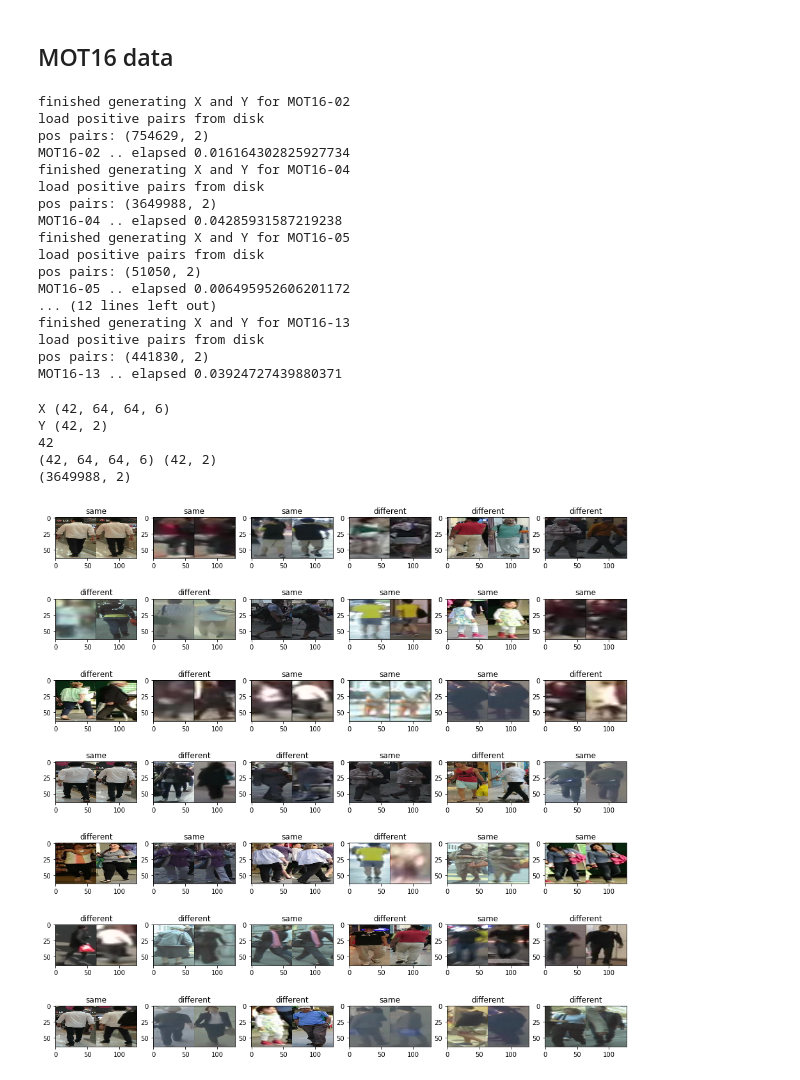
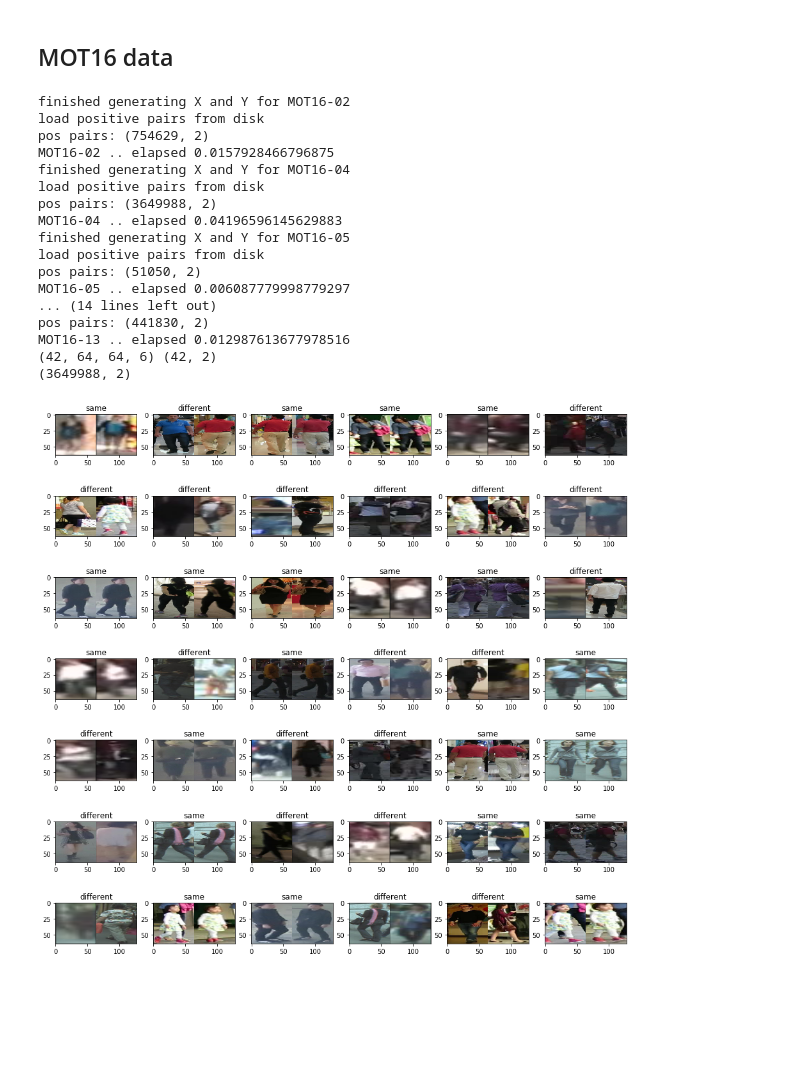
Before and after one commit to jutanke/cabbage, a Jupyter notebook: prototyping/Test_Data_Sampling.ipynb, the cells around one changed output. Drawn from its saved outputs; the diff is of its cells as text; code cells hidden in the pictures; blank space fills up the shorter version.

```diff
--- a/prototyping/Test_Data_Sampling.ipynb
+++ b/prototyping/Test_Data_Sampling.ipynb
@@ -81,52 +81,47 @@ load memmap /home/data/DukeMTMC-reID/bounding_box_train64x64.npy
 # %% [markdown]
 ## MOT16 data
-# %%
-root = Settings['data_root']
-
-from cabbage.data.MOT16Sampler import MOT16Sampler
-
-mot16_sampler = MOT16Sampler(root, (64, 64))
-# %% [output]
-finished generating X and Y for MOT16-02
-load positive pairs from disk
-pos pairs: (754629, 2)
-MOT16-02 .. elapsed 0.016164302825927734
-finished generating X and Y for MOT16-04
-load positive pairs from disk
-pos pairs: (3649988, 2)
-MOT16-04 .. elapsed 0.04285931587219238
-finished generating X and Y for MOT16-05
-load positive pairs from disk
-pos pairs: (51050, 2)
-MOT16-05 .. elapsed 0.006495952606201172
-... (12 lines left out)
-finished generating X and Y for MOT16-13
-load positive pairs from disk
-pos pairs: (441830, 2)
-MOT16-13 .. elapsed 0.03924727439880371
 # %%
+X_, Y_ = X, Y
+
+root = Settings['data_root']
+
+from cabbage.data.MOT16Sampler import MOT16Sampler
+
+mot16_sampler = MOT16Sampler(root, (64, 64))
 X, Y = mot16_sampler.get_all_batch(3, 3)
 #X, Y = mot16_sampler.get_named_batch('MOT16-04', 10, 5)
 
 print(X.shape, Y.shape)
 print(mot16_sampler.pos_pairs['MOT16-04'].shape)
 
 fig = plt.figure(figsize=(16,16))
 
 for i,(x,y) in enumerate(zip(X,Y)):
     ax = fig.add_subplot(7,6,i+1)
     txt = 'same' if y[0] == 1 else 'different'
     ax.set_title(txt)
     a = x[:,:,0:3]
     b = x[:,:,3:6]
     x = np.concatenate([a, b], axis=1)
     ax.imshow(x)
 
 plt.show()
 # %% [output]
-X (42, 64, 64, 6)
-Y (42, 2)
-42
+finished generating X and Y for MOT16-02
+load positive pairs from disk
+pos pairs: (754629, 2)
+MOT16-02 .. elapsed 0.0157928466796875
+finished generating X and Y for MOT16-04
+load positive pairs from disk
+pos pairs: (3649988, 2)
+MOT16-04 .. elapsed 0.04196596145629883
+finished generating X and Y for MOT16-05
+load positive pairs from disk
+pos pairs: (51050, 2)
+MOT16-05 .. elapsed 0.006087779998779297
+... (14 lines left out)
+pos pairs: (441830, 2)
+MOT16-13 .. elapsed 0.012987613677978516
 (42, 64, 64, 6) (42, 2)
 (3649988, 2)
-[figure, old version]
+[figure, new version]
```
Also changed, not shown: parts of 2 cells of this notebook, 3 other files.
